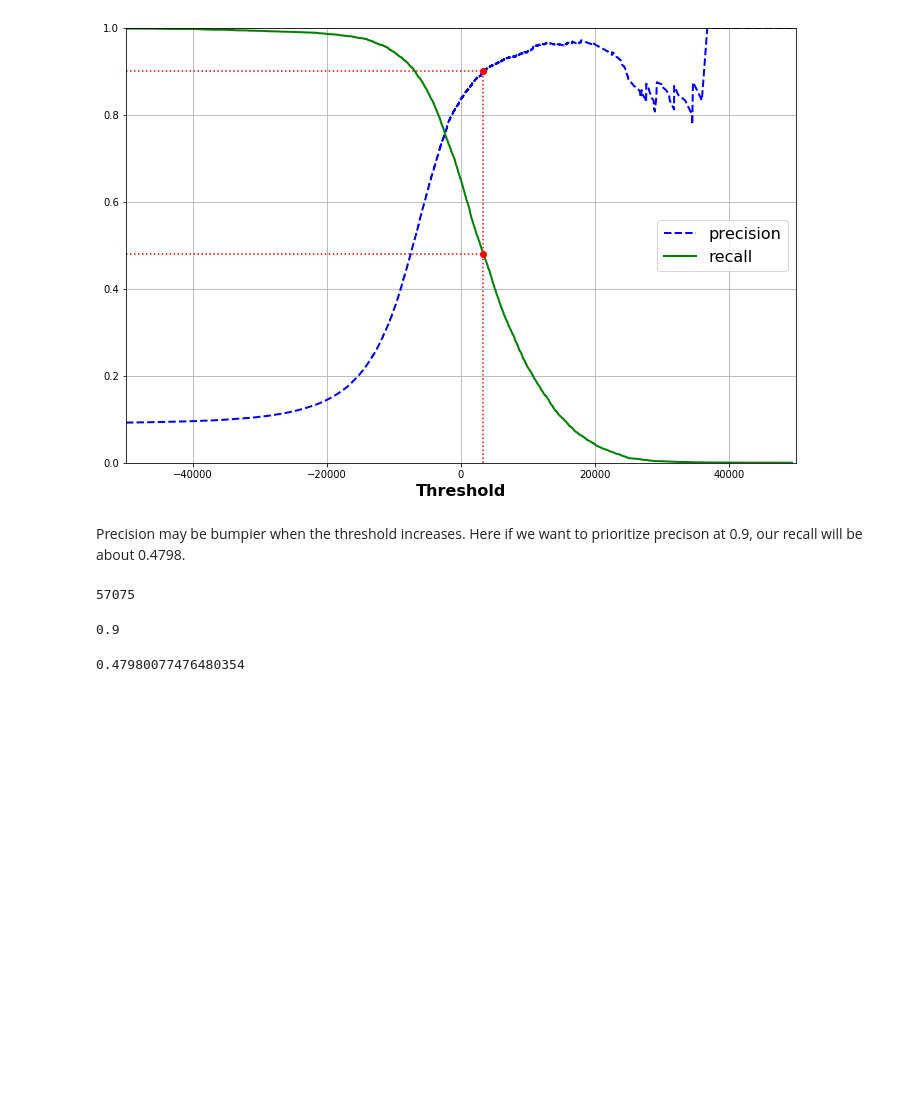
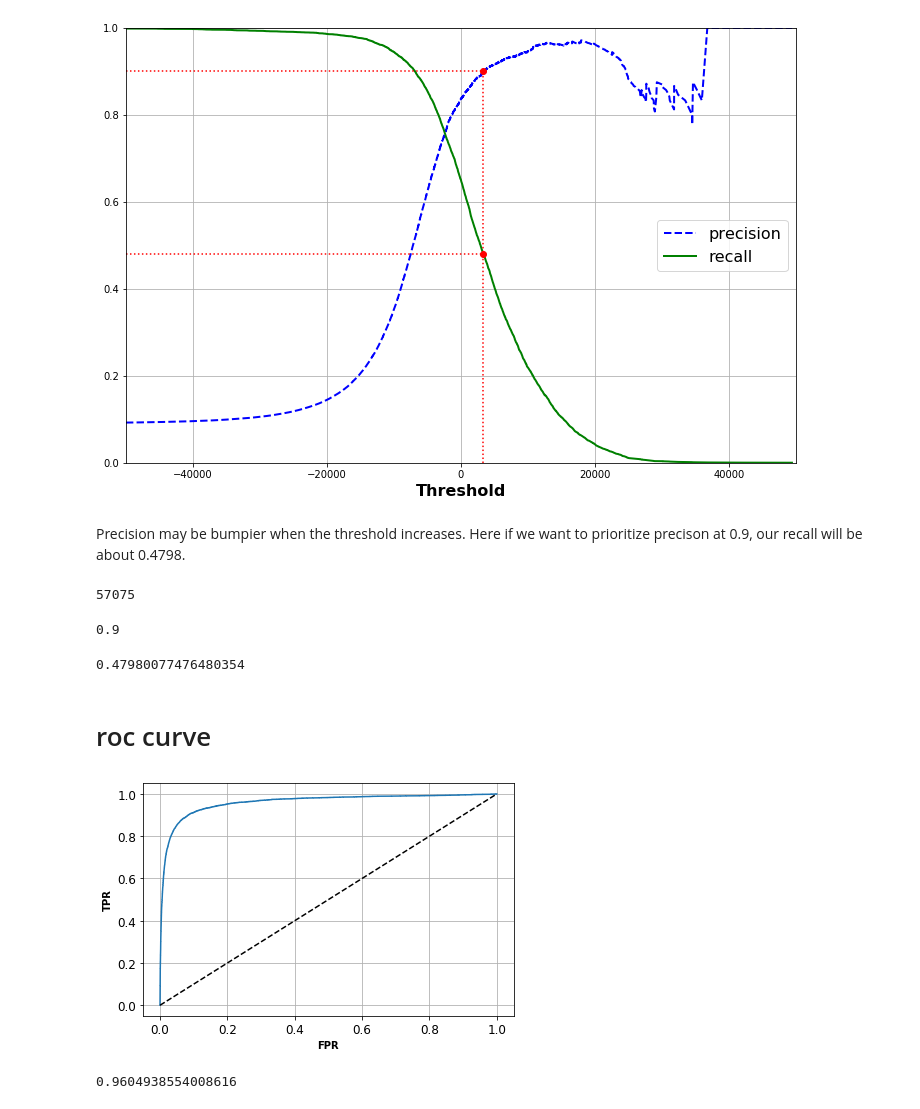
Before and after one commit to AilingLiu/MNIST-digit-handwrite-clasification, a Jupyter notebook: hand_writing_digit_recognition.ipynb, the cells around one changed output. Saved outputs shown, nothing was run; the diff lists cells and outputs as text; code cells hidden in the pictures; blank space fills up the shorter version.

```diff
--- a/hand_writing_digit_recognition.ipynb
+++ b/hand_writing_digit_recognition.ipynb
@@ -211,3 +248,26 @@ precision_score(y_train_five, y_train_pred_90)
 recall_score(y_train_five, y_train_pred_90)
 # %% [output]
 0.47980077476480354
+# %% [markdown]
+# roc curve
+# %%
+from sklearn.metrics import roc_curve
+fpr, tpr, thresholds = roc_curve(y_train_five, y_scores)
+
+def plot_roc_curve(fpr, tpr, label=None):
+  plt.plot(fpr, tpr, label=label)
+  plt.plot([0, 1], [0, 1], 'k--')
+  plt.xlabel('FPR', fontweight='bold', fontsize=10)
+  plt.ylabel('TPR', fontweight='bold', fontsize=10)
+  plt.label(loc='lower right', fontsize=12)
+  plt.grid(True)
+
+plot_roc_curve(fpr, tpr)
+save_fig('roc_curve_with_sgd_clf')
+# %% [output]
+[figure, added]
+# %%
+from sklearn.metrics import roc_auc_score
+roc_auc_score(y_train_five, y_scores)
+# %% [output]
+0.9604938554008616
```
Also changed, not shown: parts of 13 cells of this notebook.
